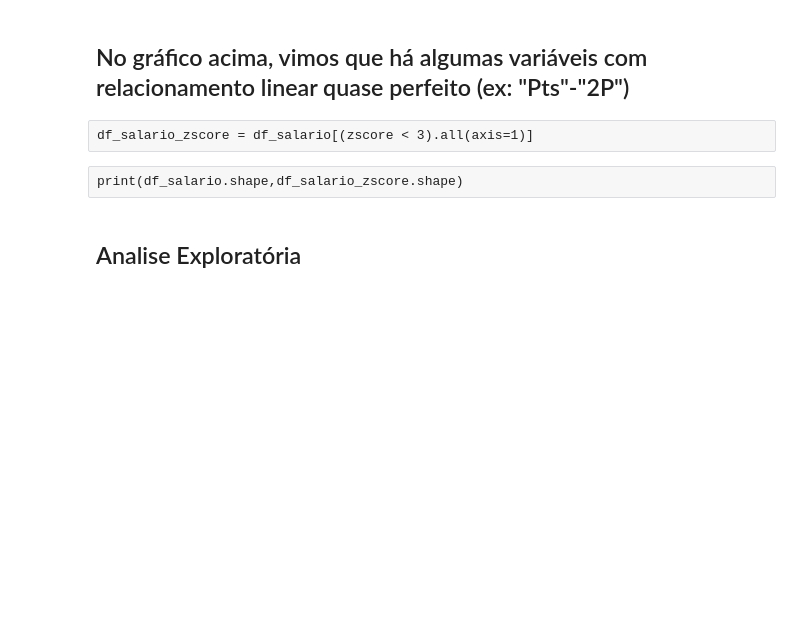
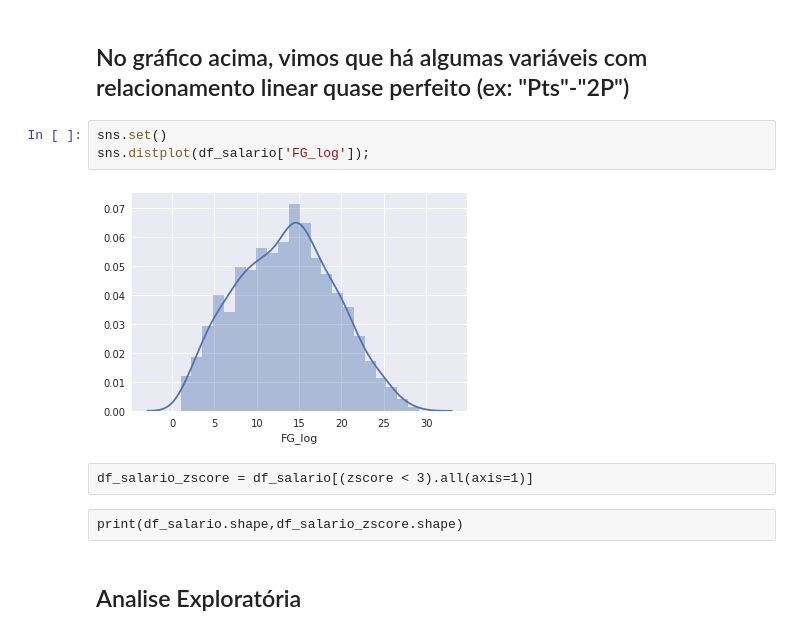
Before and after one commit to thiagobtr/NBA_Salary, a Jupyter notebook: NBA_Salary-Copy1.ipynb, the cells around one changed output. Drawn from its saved outputs; the diff is of its cells as text; blank space fills up the shorter version.

```diff
--- a/NBA_Salary-Copy1.ipynb
+++ b/NBA_Salary-Copy1.ipynb
@@ -270,5 +286,10 @@ sns.pairplot(df_salario[variaveis_corr]);
 # %% [markdown]
 ## No gráfico acima, vimos que há algumas variáveis com relacionamento linear quase perfeito (ex: "Pts"-"2P")
+# %%
+sns.set()
+sns.distplot(df_salario['FG_log']);
+# %% [output]
+[figure, added]
 # %% [raw]
 df_salario_zscore = df_salario[(zscore < 3).all(axis=1)]
 # %% [raw]
```
Also changed, not shown: parts of 6 cells of this notebook.
